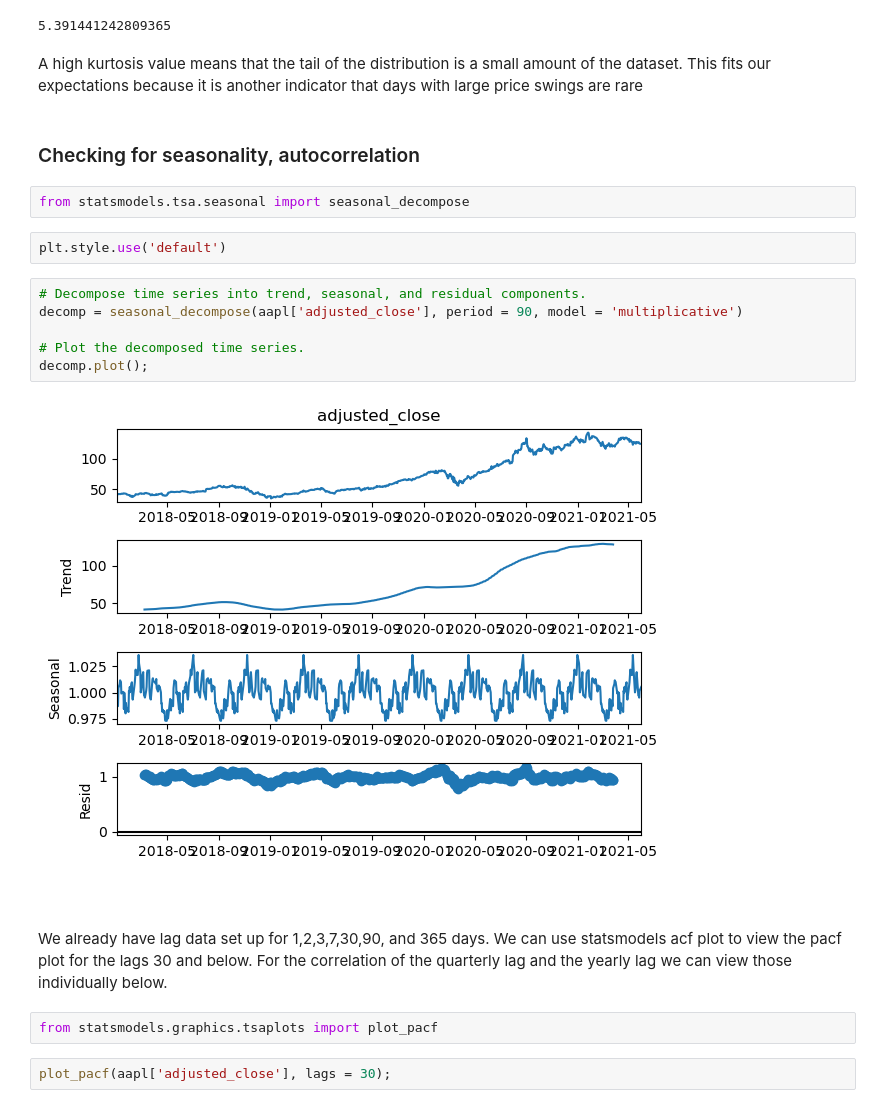
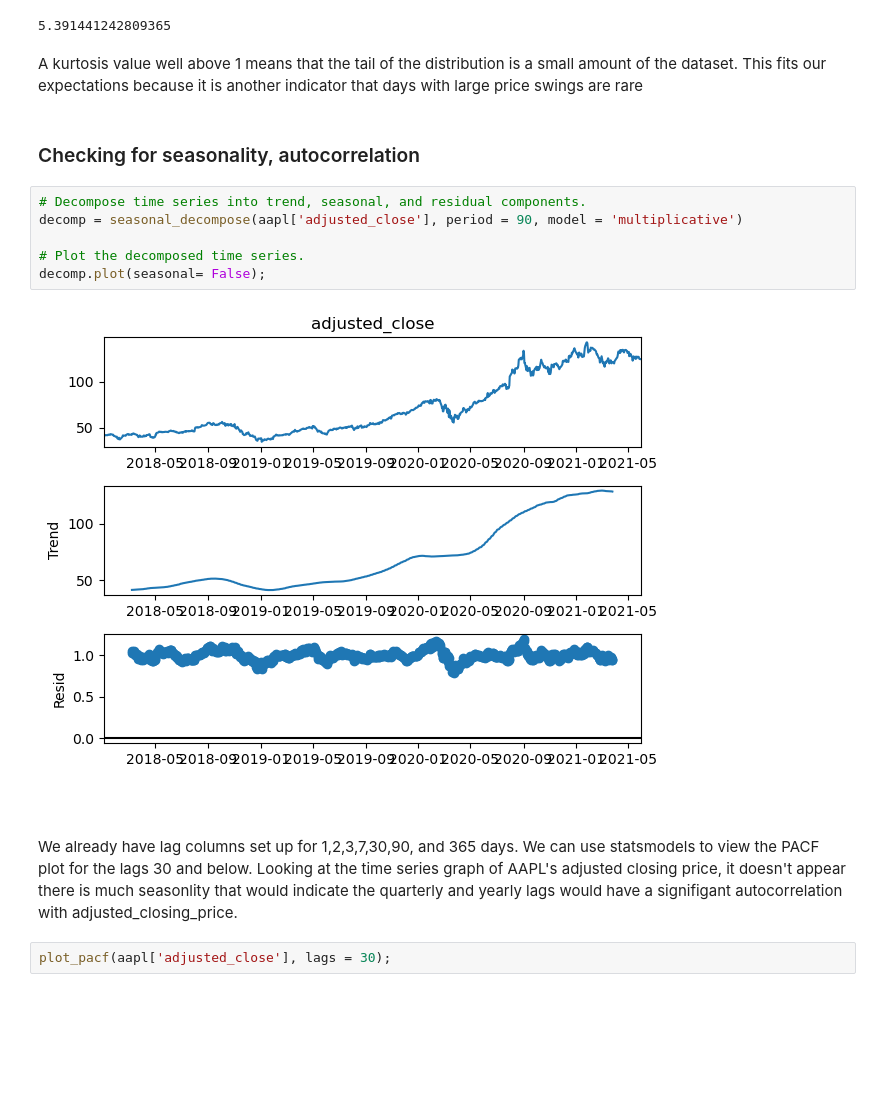
Before and after one commit to jackolson415/Predicting_Stock_Prices_Google_Trends, a Jupyter notebook: API_setup.ipynb, the cells around one changed output. Cells and saved outputs as stored; diff of their text form; blank space fills up the shorter version.

```diff
--- a/API_setup.ipynb
+++ b/API_setup.ipynb
@@ -309,27 +307,21 @@ aapl['daily_pct_return'].kurtosis()
 # %% [output]
 5.391441242809365
 # %% [markdown]
-A high kurtosis value means that the tail of the distribution is a small amount of the dataset. This fits our expectations because it is another indicator that days with large price swings are rare
+A kurtosis value well above 1 means that the tail of the distribution is a small amount of the dataset. This fits our expectations because it is another indicator that days with large price swings are rare
 # %% [markdown]
 ### Checking for seasonality, autocorrelation
-# %%
-from statsmodels.tsa.seasonal import seasonal_decompose
-# %%
-plt.style.use('default')
 # %%
 # Decompose time series into trend, seasonal, and residual components.
 decomp = seasonal_decompose(aapl['adjusted_close'], period = 90, model = 'multiplicative')
 
 # Plot the decomposed time series.
-decomp.plot();
+decomp.plot(seasonal= False);
 # %% [output]
-[figure, old version]
+[figure, new version]
 # %% [markdown]
 ###
 # %% [markdown]
-We already have lag data set up for 1,2,3,7,30,90, and 365 days. We can use statsmodels acf plot to view the pacf plot for the lags 30 and below. For the correlation of the quarterly lag and the yearly lag we can view those individually below.
+We already have lag columns set up for 1,2,3,7,30,90, and 365 days. We can use statsmodels to view the PACF plot for the lags 30 and below. Looking at the time series graph of AAPL's adjusted closing price, it doesn't appear there is much seasonlity that would indicate the quarterly and yearly lags would have a signifigant autocorrelation with adjusted_closing_price.
-# %%
-from statsmodels.graphics.tsaplots import plot_pacf
 # %%
 plot_pacf(aapl['adjusted_close'], lags = 30);
 # %% [output]
```
Also changed, not shown: parts of 42 cells of this notebook, 5 other files.
